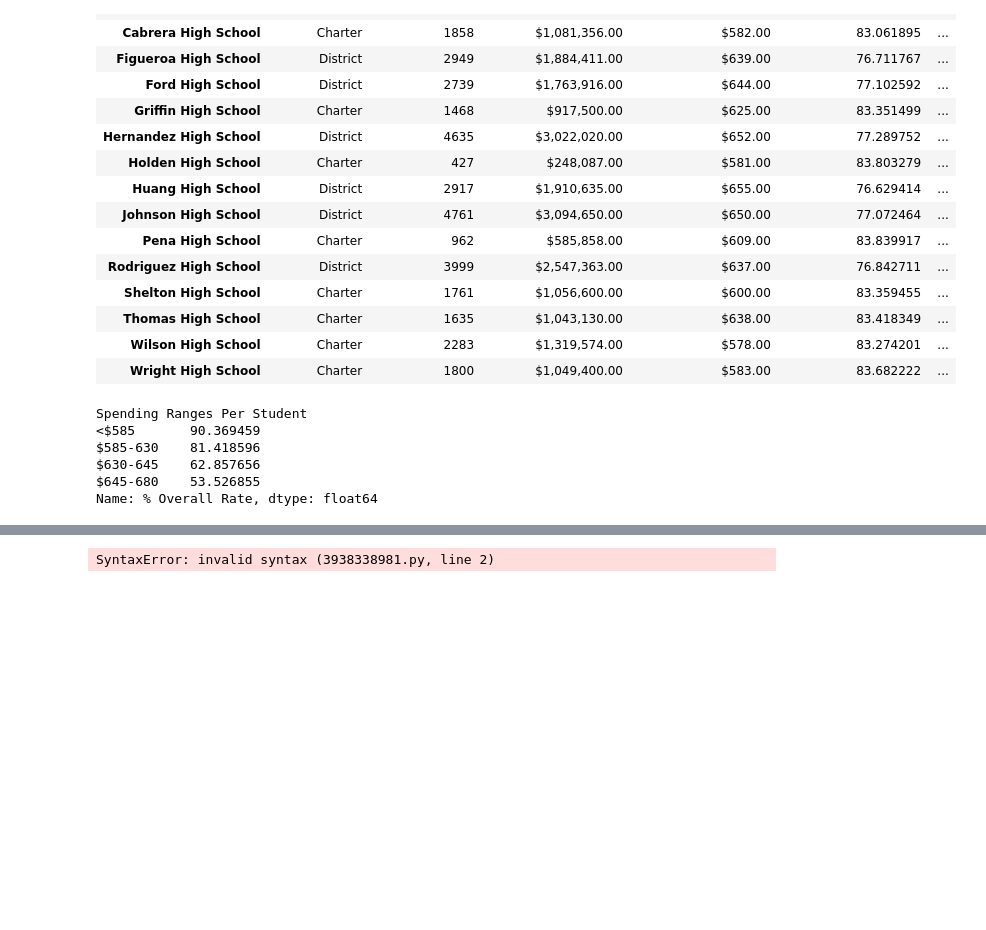
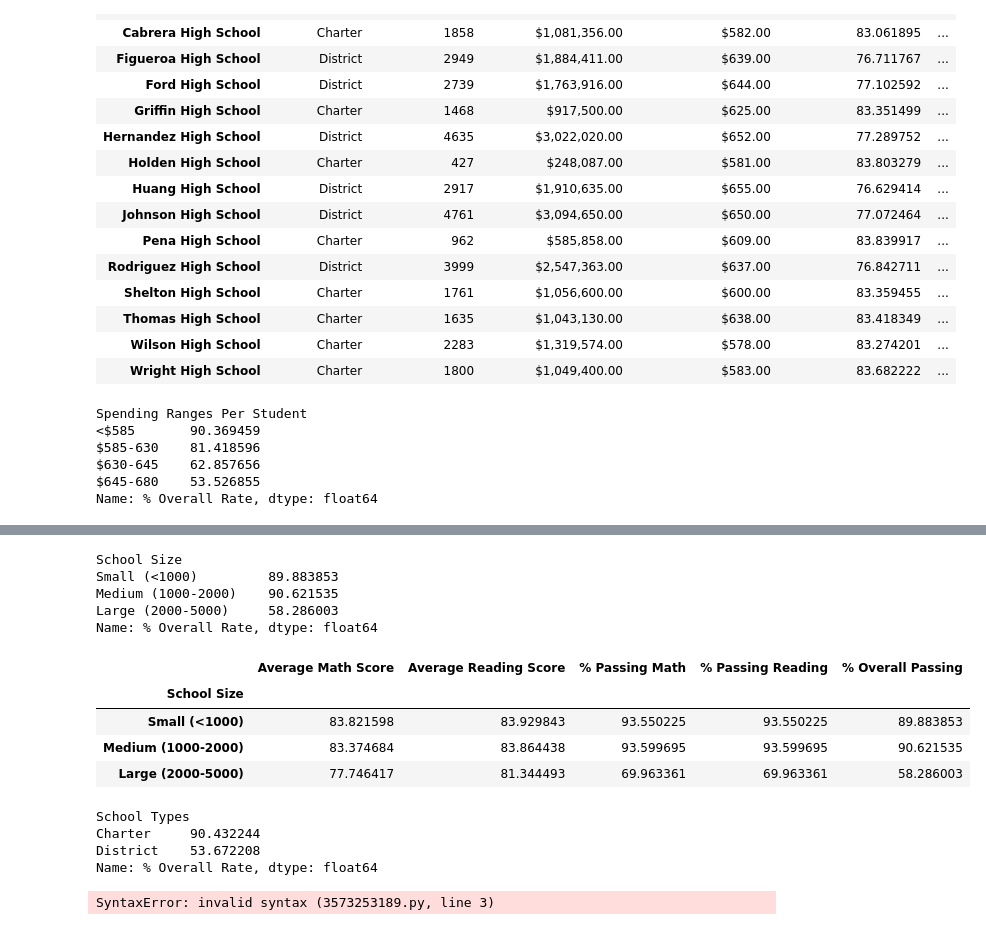
Before and after one commit to HayleyParnell/pandas-challenge, a Jupyter notebook: PyCitySchools/Untitled.ipynb, the cells around one changed output, grey strips where cells are left out. Saved outputs shown, nothing was run; the diff lists cells and outputs as text; code cells hidden in the pictures; blank space fills up the shorter version.

```diff
--- a/PyCitySchools/Untitled.ipynb
+++ b/PyCitySchools/Untitled.ipynb
@@ -550,5 +559,6 @@ labels = ["Small (<1000)", "Medium (1000-2000)", "Large (2000-5000)"]
 # Categorize the spending based on the bins
 # Use `pd.cut` on the "Total Students" column of the `per_school_summary` DataFrame.
 
-per_school_summary["School Size"] =
+per_school_summary["School Size"]  = pd.cut(per_school_summary['Total Students'], size_bins, labels=size_labels)
+
 per_school_summary
@@ -555,29 +583,74 @@ per_school_summary
 # %%
 # Calculate averages for the desired columns. #watch name
 size_math_scores = per_school_summary.groupby(["School Size"])["Average Math Score"].mean()
+size_math_scores
+
 size_reading_scores = per_school_summary.groupby(["School Size"])["Average Reading Score"].mean()
+size_reading_scores
+
 size_passing_math = per_school_summary.groupby(["School Size"])["% Passing Math"].mean()
+size_passing_math
+
 size_passing_reading = per_school_summary.groupby(["School Size"])["% Passing Reading"].mean()
-size_overall_passing = per_school_summary.groupby(["School Size"])["% Overall Passing"].mean()
+size_passing_reading
+
+size_overall_passing = per_school_summary.groupby(["School Size"])["% Overall Rate"].mean()
+size_overall_passing
+# %% [output]
+School Size
+Small (<1000)         89.883853
+Medium (1000-2000)    90.621535
+Large (2000-5000)     58.286003
+Name: % Overall Rate, dtype: float64
 # %%
 # Create a DataFrame called `size_summary` that breaks down school performance based on school size (small, medium, or large).
 # Use the scores above to create a new DataFrame called `size_summary`
-size_summary =
+size_summary = pd.DataFrame({"Average Math Score" : size_math_scores,
+                             "Average Reading Score" : size_reading_scores,
+                             "% Passing Math" : size_passing_math,
+                             "% Passing Reading" : size_passing_reading,
+                             "% Overall Passing" : size_overall_passing})
 
 # Display results
 size_summary
+# %% [output]
+|  | Average Math Score | Average Reading Score | % Passing Math | % Passing Reading | % Overall Passing |
+| School Size |  |  |  |  |  |
+| Small (<1000) | 83.821598 | 83.929843 | 93.550225 | 93.550225 | 89.883853 |
+| Medium (1000-2000) | 83.374684 | 83.864438 | 93.599695 | 93.599695 | 90.621535 |
+| Large (2000-5000) | 77.746417 | 81.344493 | 69.963361 | 69.963361 | 58.286003 |
 # %%
 # Group the per_school_summary DataFrame by "School Type" and average the results.
-average_math_score_by_type = per_school_summary.groupby(["School Type"])["Average Math Score"].mean()
-average_reading_score_by_type = per_school_summary.groupby(["School Type"])["Average Reading Score"].mean()
-average_percent_passing_math_by_type = per_school_summary.groupby(["School Type"])["% Passing Math"].mean()
-average_percent_passing_reading_by_type = per_school_summary.groupby(["School Type"])["% Passing Reading"].mean()
-average_percent_overall_passing_by_type = per_school_summary.groupby(["School Type"])["% Overall Passing"].mean()
+average_math_score_by_type = per_school_summary.groupby(["School Types"])["Average Math Score"].mean()
+average_math_score_by_type
+
+average_reading_score_by_type = per_school_summary.groupby(["School Types"])["Average Reading Score"].mean()
+average_reading_score_by_type
+
+average_percent_passing_math_by_type = per_school_summary.groupby(["School Types"])["% Passing Math"].mean()
+average_percent_passing_math_by_type
+
+average_percent_passing_reading_by_type = per_school_summary.groupby(["School Types"])["% Passing Reading"].mean()
+average_percent_passing_reading_by_type
+
+average_percent_overall_passing_by_type = per_school_summary.groupby(["School Types"])["% Overall Rate"].mean()
+average_percent_overall_passing_by_type
+# %% [output]
+School Types
+Charter     90.432244
+District    53.672208
+Name: % Overall Rate, dtype: float64
 # %%
 # Assemble the new data by type into a DataFrame called `type_summary`
-type_summary =
+type_summary = pd.DataFrame({"School Types" : school_type
+                             "Average Math Score" : average_math_score_by_type
+                             "Average Reading Score" : average_reading_score_by_type
+                             "% Passing Math" : average_percent_passing_reading_by_type
+                             "% Passing Reading" : average_percent_passing_math_by_type
+                             "% Overall Passing" average_percent_overall_passing_by_type})
+
 
 # Display results
 type_summary
 # %% [output]
-SyntaxError: invalid syntax (3938338981.py, line 2)
+SyntaxError: invalid syntax (3573253189.py, line 3)
```
Also changed, not shown: parts of 3 cells of this notebook.
